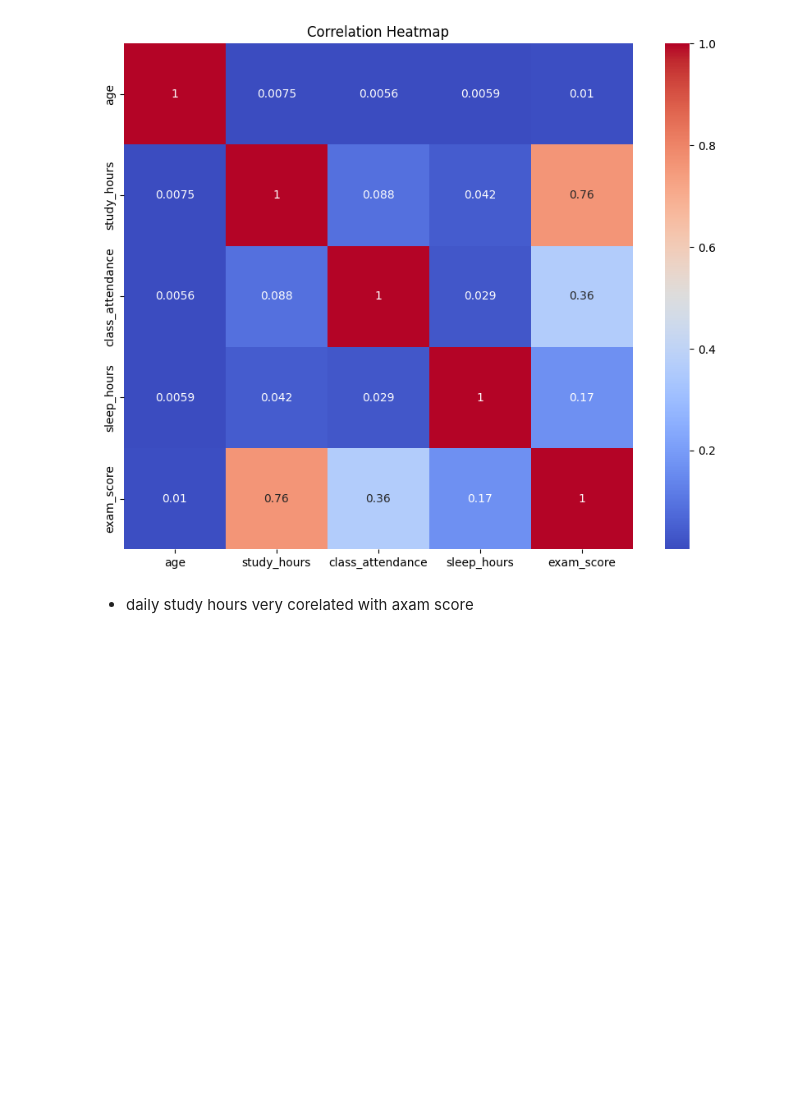
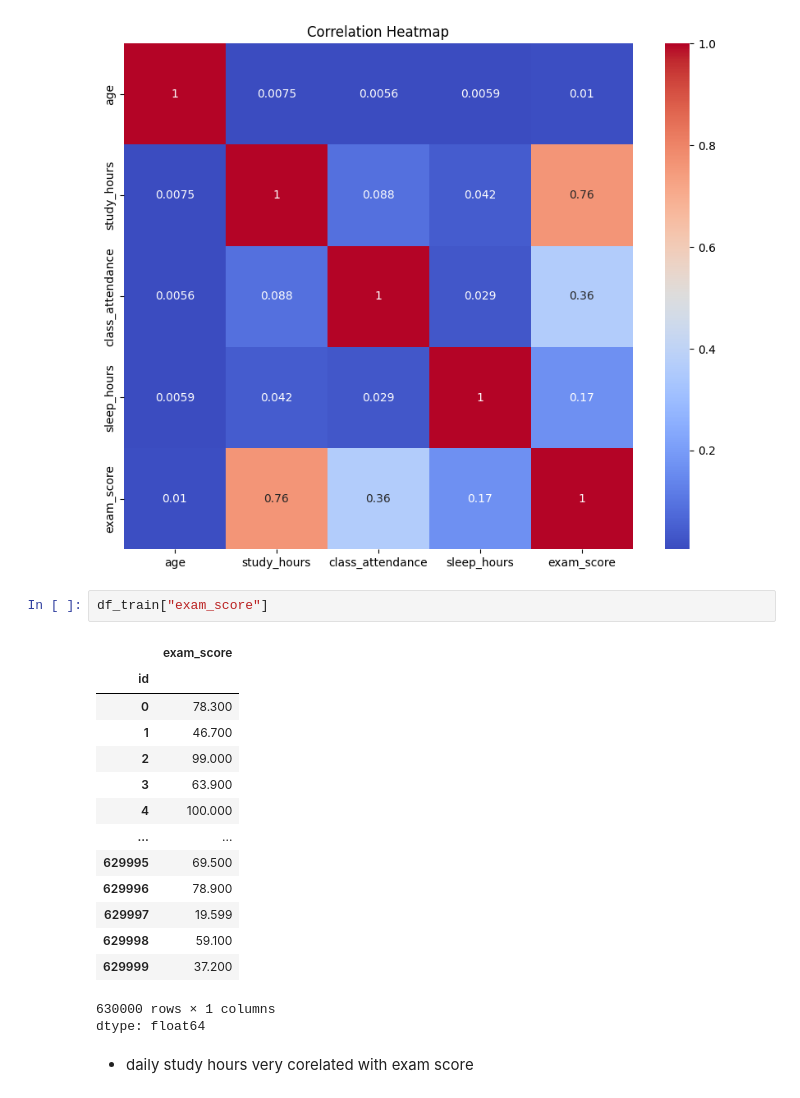
Before and after one commit to juleskantzer/kaggle, a Jupyter notebook: s6/s6e1_Student_Test_Scores.ipynb, the cells around one changed output. Cells and saved outputs as stored; diff of their text form; blank space fills up the shorter version.

```diff
--- a/s6/s6e1_Student_Test_Scores.ipynb
+++ b/s6/s6e1_Student_Test_Scores.ipynb
@@ -129,5 +128,23 @@ plt.title('Correlation Heatmap')
 # %% [output]
 Text(0.5, 1.0, 'Correlation Heatmap')
 [figure]
+# %%
+df_train["exam_score"]
+# %% [output]
+|  | exam_score |
+| id |  |
+| 0 | 78.300 |
+| 1 | 46.700 |
+| 2 | 99.000 |
+| 3 | 63.900 |
+| 4 | 100.000 |
+| ... | ... |
+| 629995 | 69.500 |
+| 629996 | 78.900 |
+| 629997 | 19.599 |
+| 629998 | 59.100 |
+| 629999 | 37.200 |
+630000 rows × 1 columns
+dtype: float64
 # %% [markdown]
-- daily study hours very corelated with axam score
+- daily study hours very corelated with exam score
```
Also changed, not shown: parts of 3 cells of this notebook.
